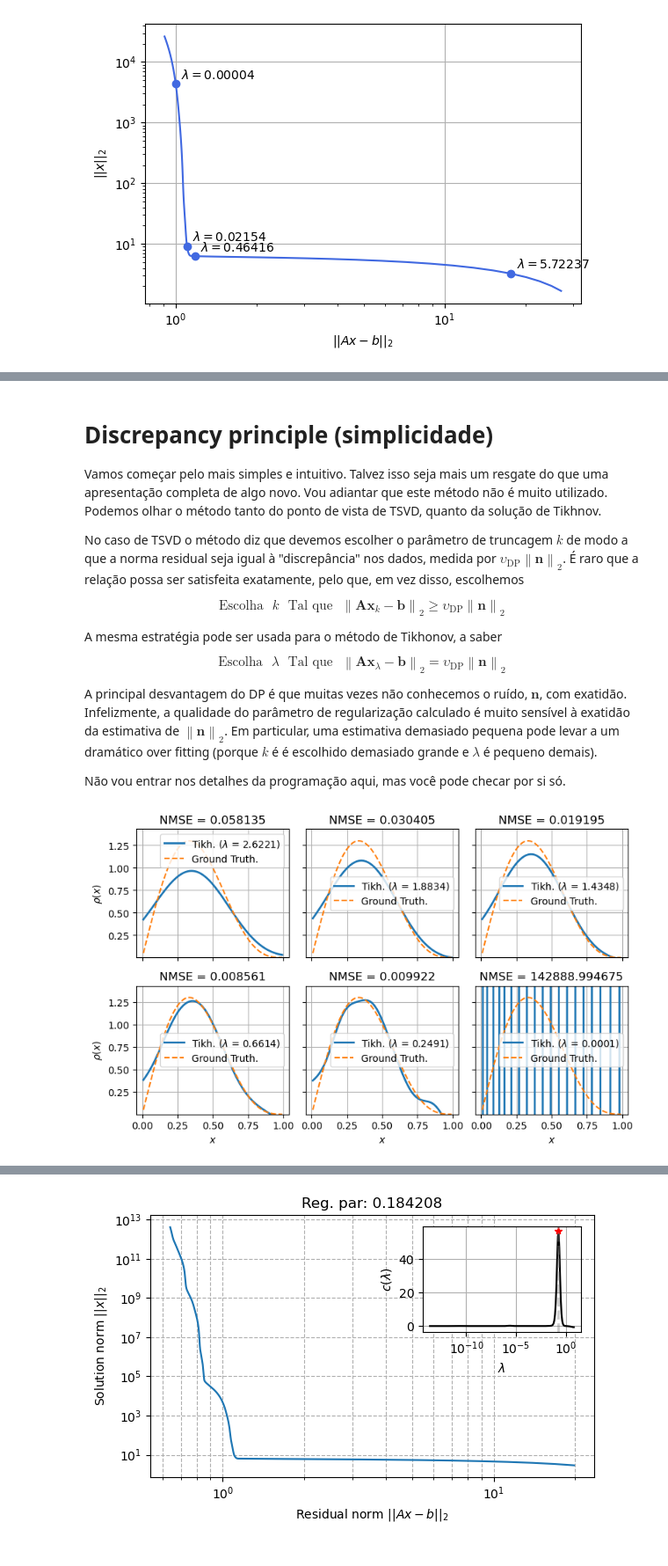
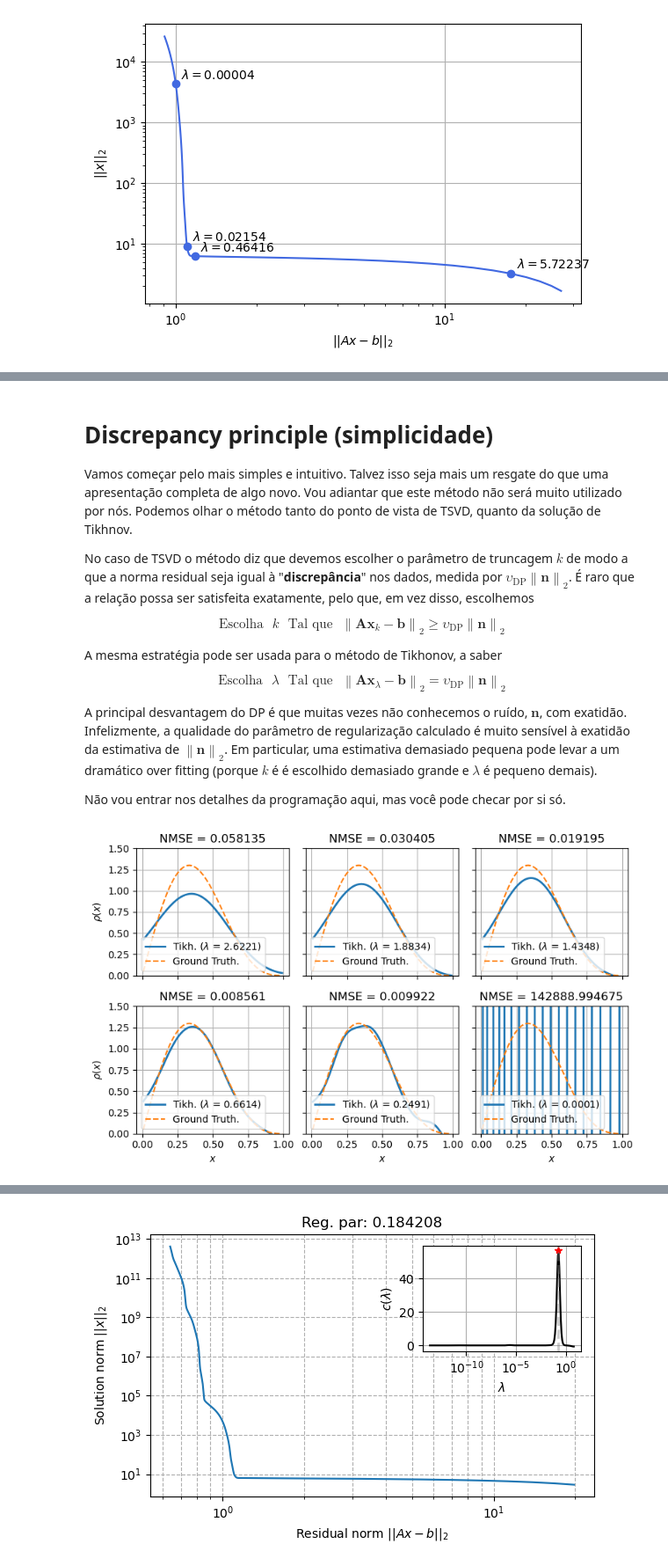
Before and after one commit to eric-brandao/inverse_problems_teach, a Jupyter notebook: 4_Parametro_de_regularizacao/A escolha do parâmetro de regularização.ipynb, the cells around one changed output, grey strips where cells are left out. Shown at 88% size. Saved outputs shown, nothing was run; the diff lists cells and outputs as text; code cells hidden in the pictures.

```diff
--- a/4_Parametro_de_regularizacao/A escolha do parâmetro de regularização.ipynb
+++ b/4_Parametro_de_regularizacao/A escolha do parâmetro de regularização.ipynb
@@ -168,0 +254,16 @@ plt.tight_layout()
+# %%
+fig, axs = plt.subplots(2, 3, figsize = (8,4), sharex=True, sharey=True)
+j = 0
+for row in np.arange(2):
+    for col in np.arange(3):
+        axs[row,col].plot(x, rhox_k[j], label = r'TSVD sol (k = {0:.0f})'.format(ks[j]))
+        axs[row,col].plot(x, rhox, '--', label = 'Ground Truth.')
+        axs[row,col].set_title(r'NMSE = {}, $||x||_2 = {}$'.format(np.round(nmse[j],4), np.round(sol_norm[j],1)))
+        #axs[row,col].set_ylim((0.9*np.amin(rhox),1.1*np.amax(rhox)));
+        axs[row,col].set_ylim((0,1.5));
+        axs[row,col].grid()
+        axs[row,col].legend(loc = 'lower right')
+        j += 1
+        axs[1,col].set_xlabel(r'$x$')
+    axs[row,0].set_ylabel(r'$\rho(x)$')
+plt.tight_layout()
@@ -258,0 +337,23 @@ plt.tight_layout()
+# %%
+lambdas = [2.5, 0.6, 0.3, 0.25, 0.2, 0.1]
+rhox_lam = []
+nmse = []
+for lam in lambdas:
+    xlam = lc.tikhonov(U, s, V, gxln, lam)
+    rhox_lam.append(xlam)
+    nmse.append(lc.nmse(xlam, rhox))
+
+fig, axs = plt.subplots(2, 3, figsize = (8,5), sharex=True, sharey=True)
+j = 0
+for row in np.arange(2):
+    for col in np.arange(3):
+        axs[row,col].plot(x, rhox_lam[j], linewidth = 2, label = r'Tikh. ($\lambda$ = {0:.4f})'.format(lambdas[j]))
+        axs[row,col].plot(x, rhox, '--', label = 'Ground Truth.')
+        axs[row,col].set_title(r'NMSE = {0:.6f}'.format(nmse[j]))
+        axs[row,col].set_ylim((0,1.5));
+        axs[row,col].grid()
+        axs[row,col].legend(loc = 'lower right')
+        j += 1
+        axs[1,col].set_xlabel(r'$x$')
+    axs[row,0].set_ylabel(r'$\rho(x)$')
+plt.tight_layout()
@@ -400,9 +514,9 @@ A lógica geral dos métodos que veremos é a seguinte:
 # %% [markdown]
 # Discrepancy principle (simplicidade)
 
-Vamos começar pelo mais simples e intuitivo. Talvez isso seja mais um resgate do que uma apresentação completa de algo novo. Vou adiantar que este método não é muito utilizado. Podemos olhar o método tanto do ponto de vista de TSVD, quanto da solução de Tikhnov.
+Vamos começar pelo mais simples e intuitivo. Talvez isso seja mais um resgate do que uma apresentação completa de algo novo. Vou adiantar que este método não será muito utilizado por nós. Podemos olhar o método tanto do ponto de vista de TSVD, quanto da solução de Tikhnov.
 
-No caso de TSVD o método diz que devemos escolher o parâmetro de truncagem $k$ de modo a que a norma residual seja igual à "discrepância" nos dados, medida por $\upsilon_{\text{DP}}\left\|\textbf{n}\right\|_{2}$. É raro que a relação possa ser satisfeita exatamente, pelo que, em vez disso, escolhemos
+No caso de TSVD o método diz que devemos escolher o parâmetro de truncagem $k$ de modo a que a norma residual seja igual à "**discrepância**" nos dados, medida por $\upsilon_{\text{DP}}\left\|\textbf{n}\right\|_{2}$. É raro que a relação possa ser satisfeita exatamente, pelo que, em vez disso, escolhemos
 
 \begin{equation}
 \text{Escolha} \ \ \ k  \ \ \ \text{Tal que} \ \ \ \left\|\textbf{A}\textbf{x}_k-\textbf{b}\right\|_{2}\geq\upsilon_{\text{DP}}\left\|\textbf{n}\right\|_{2}
@@ -420,32 +534,33 @@ Não vou entrar nos detalhes da programação aqui, mas você pode checar por si
 # %%
 vdps = [5, 3, 2, 1, 0.9, 0.8]
 rhox_dp = []
 lam_dps = []
 nmse = []
 for vdp in vdps:
     x_dp, lam_dp = lc.discrep(U, s, V, gxln, vdp*np.linalg.norm(n))
     #x_dp = lc.tikhonov(U, s, V.T, gxln, lam_dp[0])
     rhox_dp.append(x_dp.flatten())
     lam_dps.append(lam_dp[0])
     nmse.append(lc.nmse(x_dp.flatten(), rhox))
 
 fig, axs = plt.subplots(2, 3, figsize = (8,5), sharex=True, sharey=True)
 j = 0
 for row in np.arange(2):
     for col in np.arange(3):
         axs[row,col].plot(x, rhox_dp[j], linewidth = 2, label = r'Tikh. ($\lambda$ = {0:.4f})'.format(lam_dps[j]))
         axs[row,col].plot(x, rhox, '--', label = 'Ground Truth.')
         axs[row,col].set_title(r'NMSE = {0:.6f}'.format(nmse[j]))
         axs[row,col].set_ylim((0.5*np.amin(rhox),1.1*np.amax(rhox)));
         axs[row,col].grid()
-        axs[row,col].legend()
+        axs[row,col].legend(loc = 'lower left')
+        axs[row,col].set_ylim((0,1.5));
         j += 1
         axs[1,col].set_xlabel(r'$x$')
     axs[row,0].set_ylabel(r'$\rho(x)$')
 plt.tight_layout()
 #print(r'$\lambda = $ {}'.format(lam_dps))
 # %% [output]
-[figure, old version]
+[figure, new version]
 # %% [markdown]
 # L-curve
 
```
Also changed, not shown: parts of 27 cells of this notebook.
